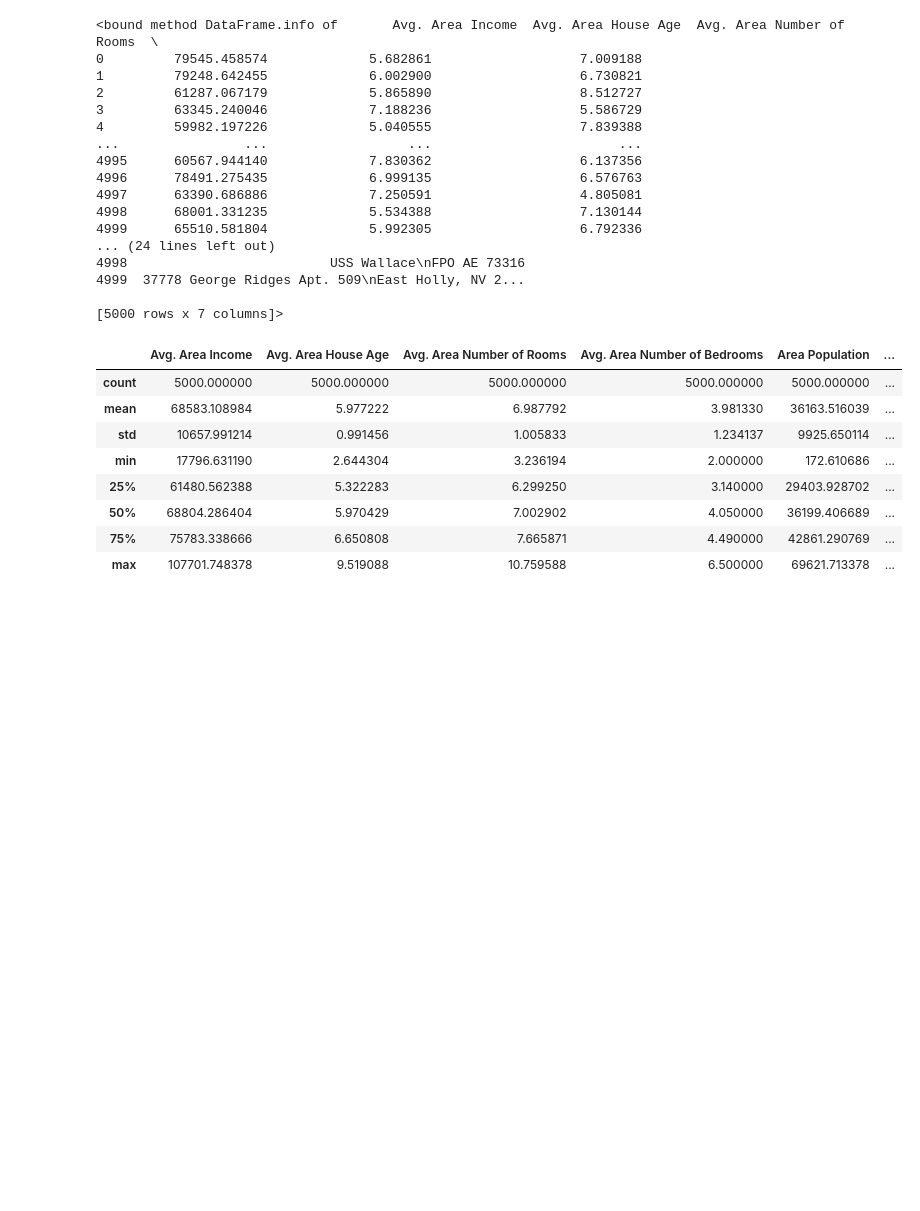
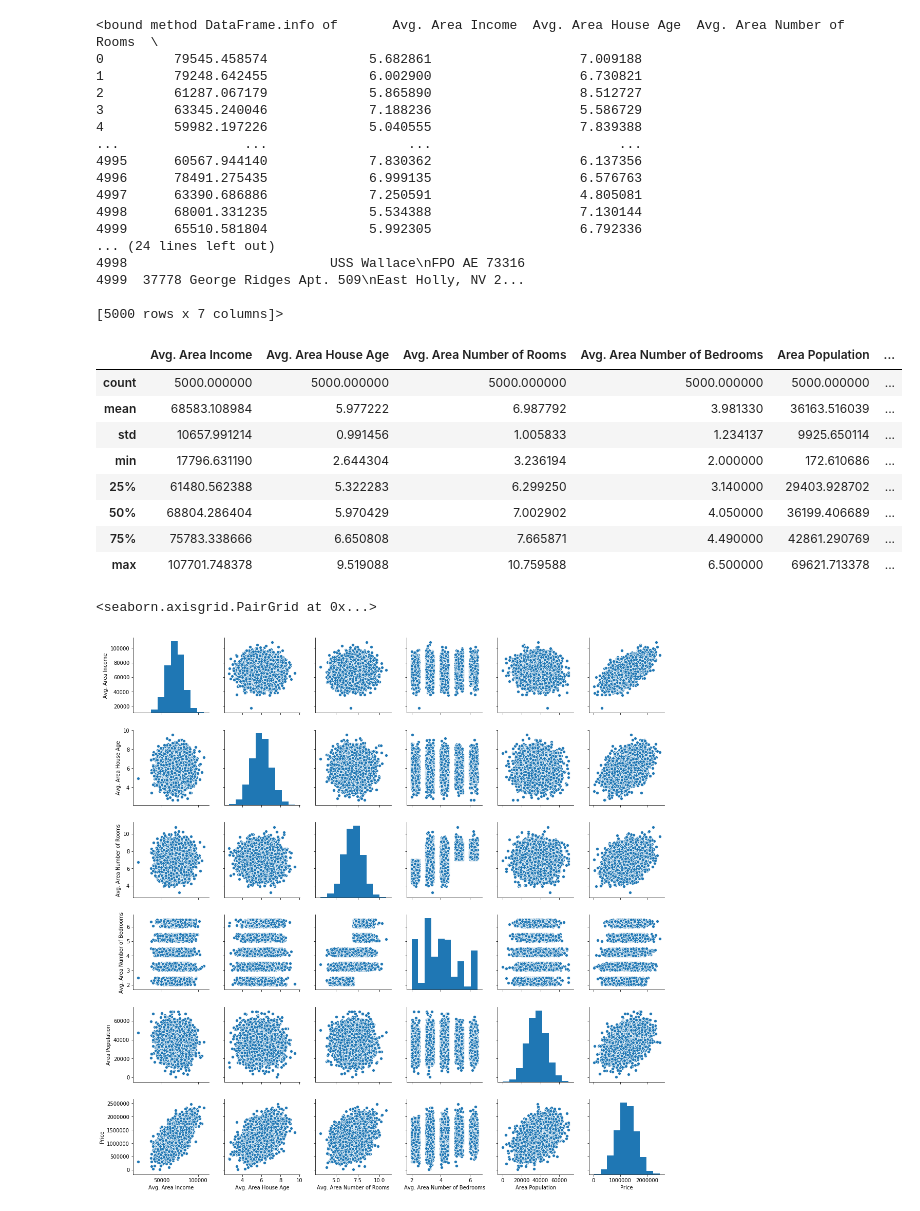
Before and after one commit to iAmNawa/data-science-machine-learning, a Jupyter notebook: Linear Regression.ipynb, the cells around one changed output. Saved outputs shown, nothing was run; the diff lists cells and outputs as text; code cells hidden in the pictures; blank space fills up the shorter version.

Commit message:
check out any of the sns plots

```diff
--- a/Linear Regression.ipynb
+++ b/Linear Regression.ipynb
@@ -48,3 +48,8 @@ df.describe()
 | 50% | 68804.286404 | 5.970429 | 7.002902 | 4.050000 | 36199.406689 | ... |
 | 75% | 75783.338666 | 6.650808 | 7.665871 | 4.490000 | 42861.290769 | ... |
 | max | 107701.748378 | 9.519088 | 10.759588 | 6.500000 | 69621.713378 | ... |
+# %%
+sns.pairplot(df)
+# %% [output]
+<seaborn.axisgrid.PairGrid at 0x...>
+[figure, added]
```
Also changed, not shown: parts of 1 cell of this notebook.
